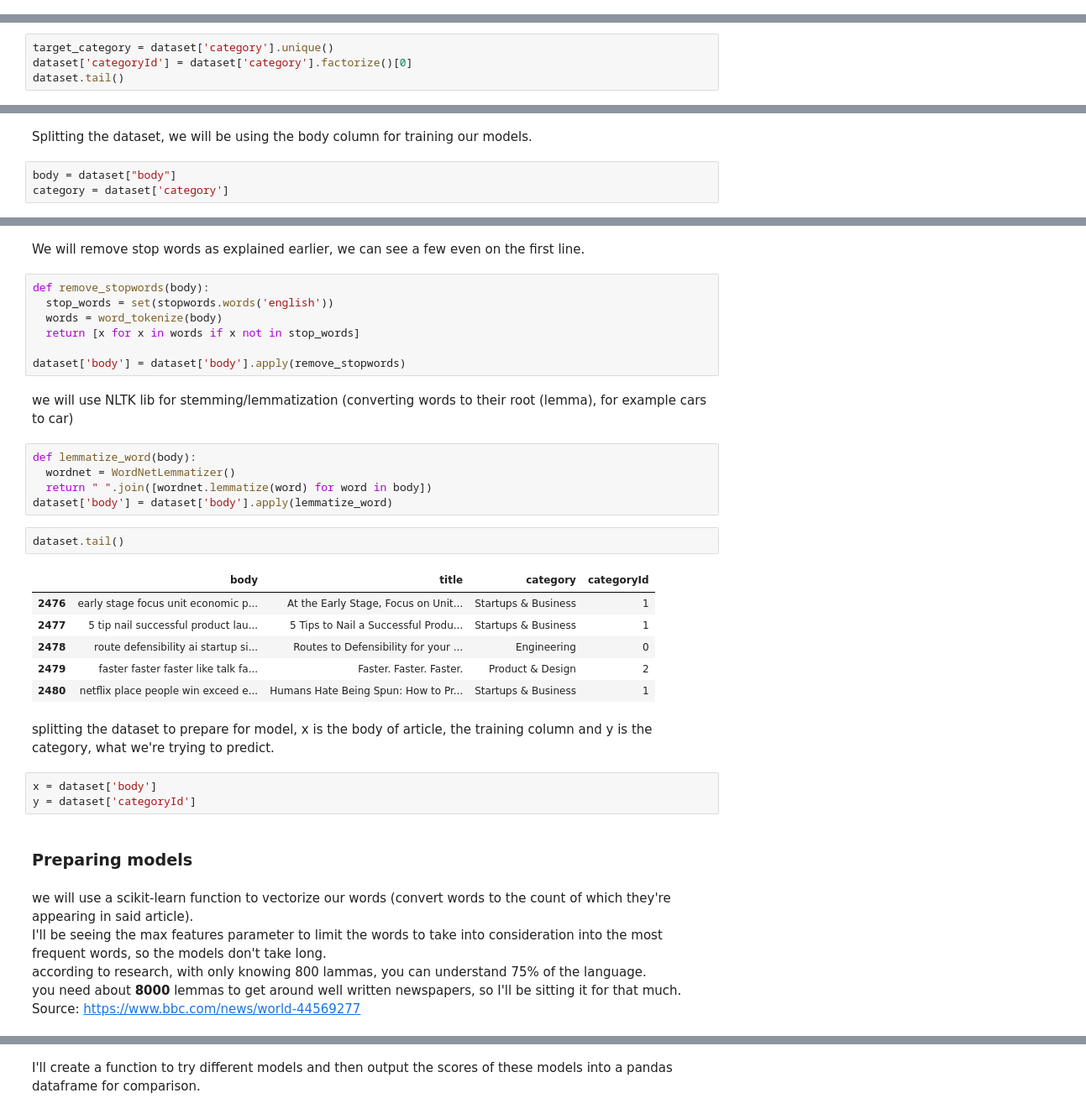
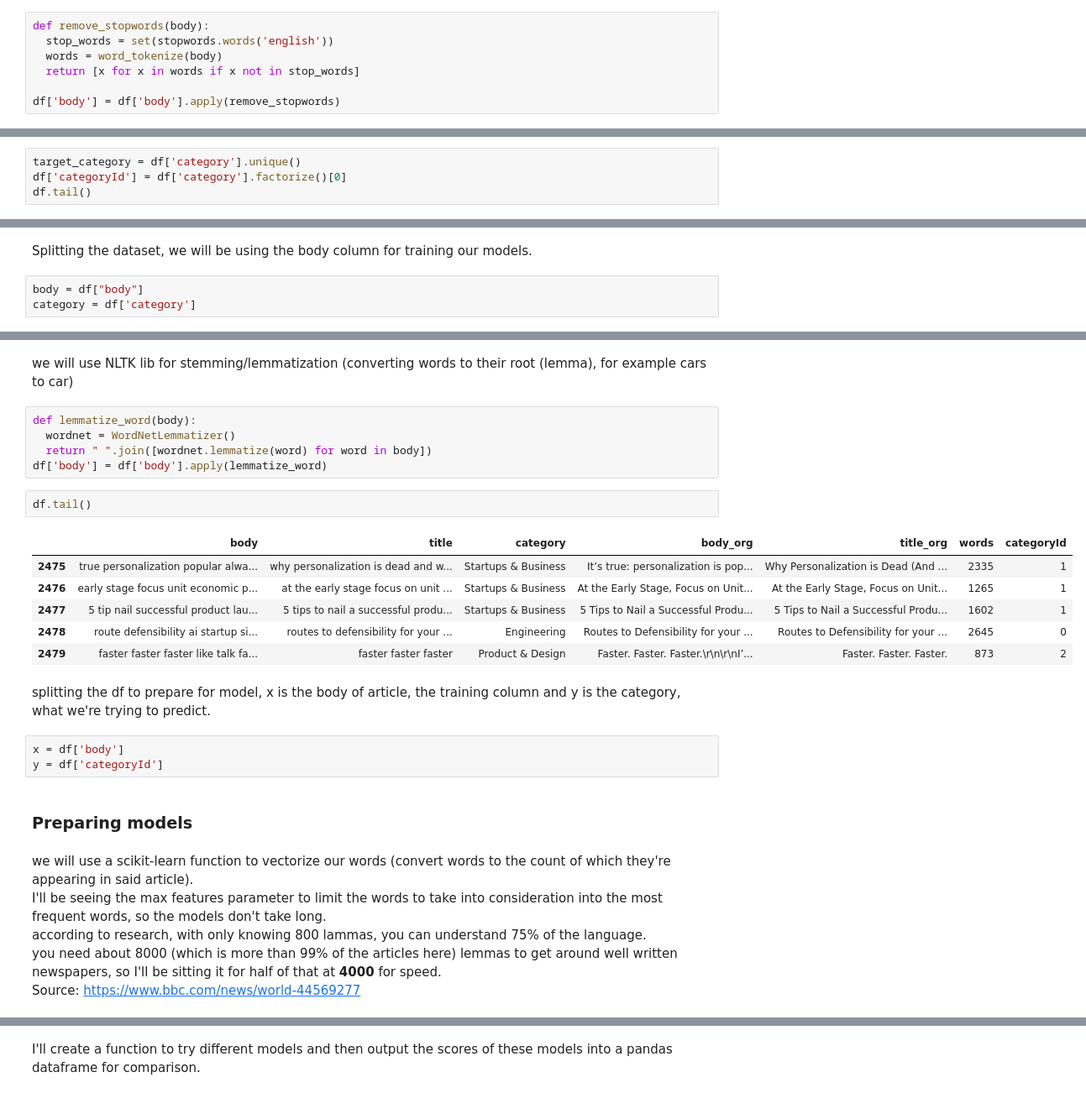
Before and after one commit to MAmr21/EGYFWD, a Jupyter notebook: KO/Article Classification/articles classifier.ipynb, the cells around one changed output, grey strips where cells are left out. Shown at 84% size. Drawn from its saved outputs; the diff is of its cells as text.

```diff
--- a/KO/Article Classification/articles classifier.ipynb
+++ b/KO/Article Classification/articles classifier.ipynb
@@ -83,7 +217,14 @@ dataset["body"][0]
+# %%
+def remove_stopwords(body):
+  stop_words = set(stopwords.words('english'))
+  words = word_tokenize(body)
+  return [x for x in words if x not in stop_words]
+
+df['body'] = df['body'].apply(remove_stopwords)
 # %% [markdown]
 we will factorize the categories (add a numberical id for each category).
 # %%
-target_category = dataset['category'].unique()
-dataset['categoryId'] = dataset['category'].factorize()[0]
-dataset.tail()
+target_category = df['category'].unique()
+df['categoryId'] = df['category'].factorize()[0]
+df.tail()
 # %% [output]
@@ -117,5 +256,5 @@ Name: category, dtype: int64
 # %% [markdown]
 Splitting the dataset, we will be using the body column for training our models.
 # %%
-body = dataset["body"]
-category = dataset['category']
+body = df["body"]
+category = df['category']
@@ -142,39 +261,30 @@ dataset['body'][1]
-# %% [markdown]
-We will remove stop words as explained earlier, we can see a few even on the first line.
-# %%
-def remove_stopwords(body):
-  stop_words = set(stopwords.words('english'))
-  words = word_tokenize(body)
-  return [x for x in words if x not in stop_words]
-
-dataset['body'] = dataset['body'].apply(remove_stopwords)
 # %% [markdown]
 we will use NLTK lib for stemming/lemmatization (converting words to their root (lemma), for example cars to car)
 # %%
 def lemmatize_word(body):
   wordnet = WordNetLemmatizer()
   return " ".join([wordnet.lemmatize(word) for word in body])
-dataset['body'] = dataset['body'].apply(lemmatize_word)
+df['body'] = df['body'].apply(lemmatize_word)
 # %%
-dataset.tail()
+df.tail()
 # %% [output]
-|  | body | title | category | categoryId |
-| 2476 | early stage focus unit economic p... | At the Early Stage, Focus on Unit... | Startups & Business | 1 |
-| 2477 | 5 tip nail successful product lau... | 5 Tips to Nail a Successful Produ... | Startups & Business | 1 |
-| 2478 | route defensibility ai startup si... | Routes to Defensibility for your ... | Engineering | 0 |
-| 2479 | faster faster faster like talk fa... | Faster. Faster. Faster. | Product & Design | 2 |
-| 2480 | netflix place people win exceed e... | Humans Hate Being Spun: How to Pr... | Startups & Business | 1 |
+|  | body | title | category | body_org | title_org | words | categoryId |
+| 2475 | true personalization popular alwa... | why personalization is dead and w... | Startups & Business | It’s true: personalization is pop... | Why Personalization is Dead (And ... | 2335 | 1 |
+| 2476 | early stage focus unit economic p... | at the early stage focus on unit ... | Startups & Business | At the Early Stage, Focus on Unit... | At the Early Stage, Focus on Unit... | 1265 | 1 |
+| 2477 | 5 tip nail successful product lau... | 5 tips to nail a successful produ... | Startups & Business | 5 Tips to Nail a Successful Produ... | 5 Tips to Nail a Successful Produ... | 1602 | 1 |
+| 2478 | route defensibility ai startup si... | routes to defensibility for your ... | Engineering | Routes to Defensibility for your ... | Routes to Defensibility for your ... | 2645 | 0 |
+| 2479 | faster faster faster like talk fa... | faster faster faster | Product & Design | Faster. Faster. Faster.\r\n\r\nI’... | Faster. Faster. Faster. | 873 | 2 |
 # %% [markdown]
-splitting the dataset to prepare for model, x is the body of article, the training column and y is the category, what we're trying to predict.
+splitting the df to prepare for model, x is the body of article, the training column and y is the category, what we're trying to predict.
 # %%
-x = dataset['body']
-y = dataset['categoryId']
+x = df['body']
+y = df['categoryId']
 # %% [markdown]
 ### Preparing models
 # %% [markdown]
 we will use a scikit-learn function to vectorize our words (convert words to the count of which they're appearing in said article).
 I'll be seeing the max features parameter to limit the words to take into consideration into the most frequent words, so the models don't take long.
 according to research, with only knowing 800 lammas, you can understand 75% of the language.
-you need about **8000** lemmas to get around well written newspapers, so I'll be sitting it for that much.
+you need about 8000 (which is more than 99% of the articles here) lemmas to get around well written newspapers, so I'll be sitting it for half of that at **4000** for speed.
 Source: https://www.bbc.com/news/world-44569277
 # %%
```
Also changed, not shown: parts of 60 cells of this notebook, 1 other file.
